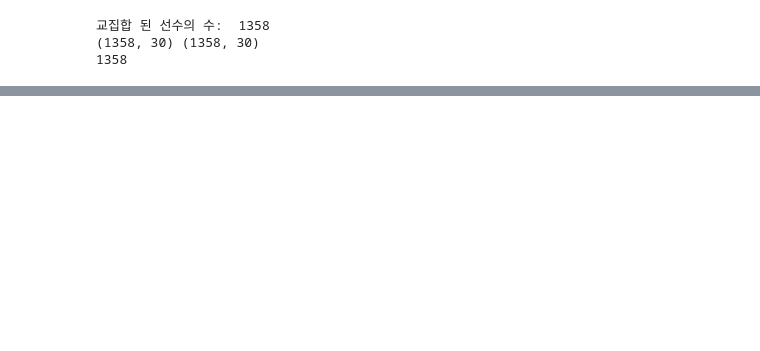
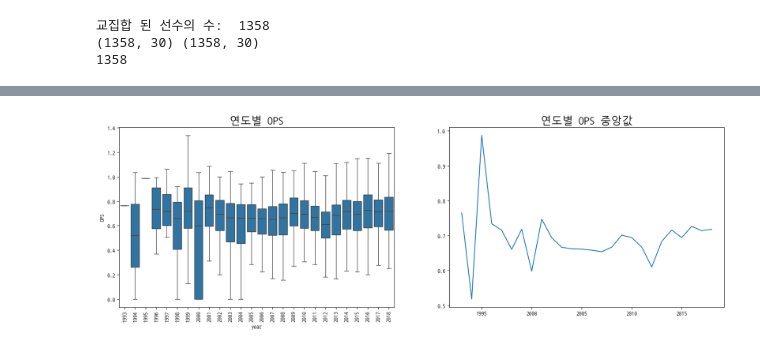
Before and after one commit to dlsdud9098/kbo_ops_predict, a Jupyter notebook: main.ipynb, the cells around one changed output, grey strips where cells are left out. Cells and saved outputs as stored; diff of their text form; code cells hidden in the pictures; blank space fills up the shorter version.

```diff
--- a/main.ipynb
+++ b/main.ipynb
@@ -687,0 +765,14 @@ regular_season_intersection.sort_values(by='new_index').reset_index(drop=True)
+# %%
+# OPS 박스 플롯 그리기
+
+plt.figure(figsize=(20,6))
+plt.subplot(1,2,1)  # 1행 2열에서 1번째 그래프
+f = sns.boxplot(x='year', y='OPS', data = regular_season, showfliers=False)
+f.set_title('연도별 OPS', size=20)
+f.set_xticklabels(f.get_xticklabels(), rotation=90) # x라벨 90회전
+plt.subplot(1,2,2)
+plt.plot(regular_season.groupby('year')['OPS'].median())
+plt.title('연도별 OPS 중앙값', size=20)
+plt.show()
+# %% [output]
+[figure, added]
```
Also changed, not shown: parts of 10 cells of this notebook.
